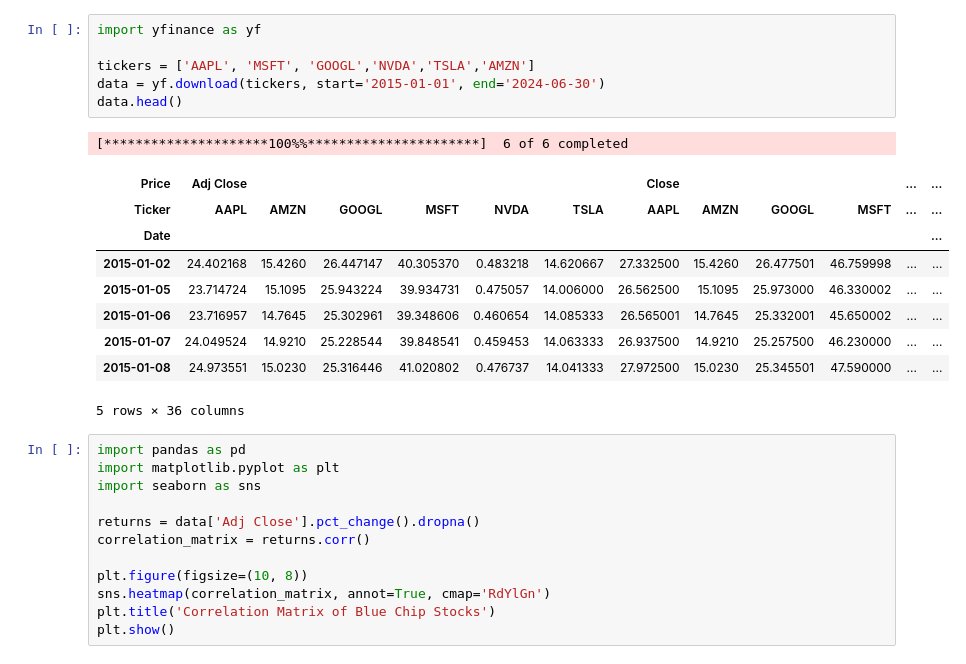
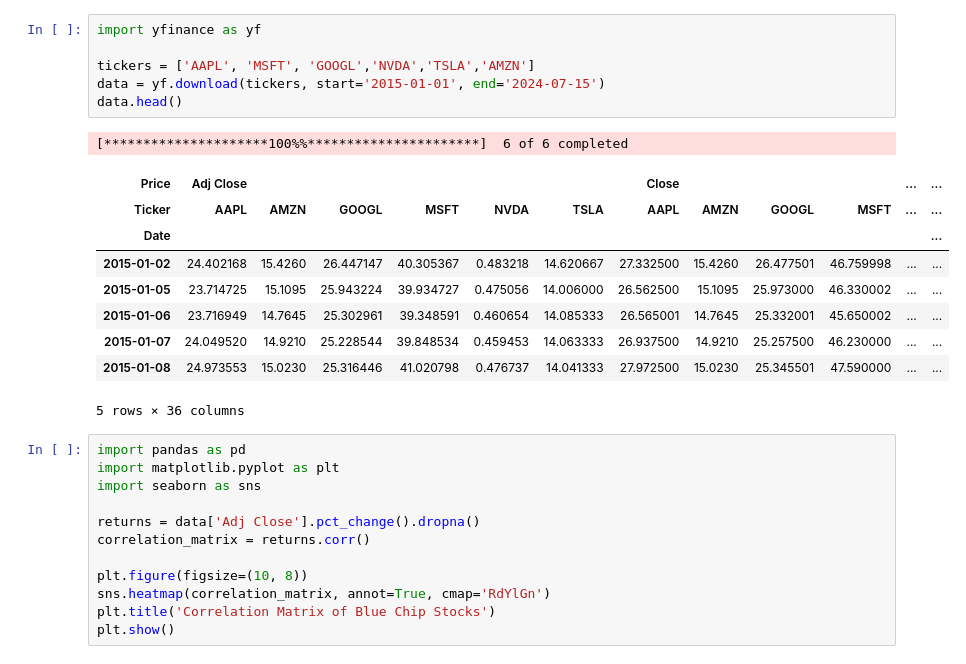
Before and after one commit to Rshukla17/Quant-Projects, a Jupyter notebook: Blue Chip stock trend analysis.ipynb, the cells around one changed output. Drawn from its saved outputs; the diff is of its cells as text.

```diff
--- a/Blue Chip stock trend analysis.ipynb
+++ b/Blue Chip stock trend analysis.ipynb
@@ -1,19 +1,19 @@
 # %%
 import yfinance as yf
 
 tickers = ['AAPL', 'MSFT', 'GOOGL','NVDA','TSLA','AMZN']
-data = yf.download(tickers, start='2015-01-01', end='2024-06-30')
+data = yf.download(tickers, start='2015-01-01', end='2024-07-15')
 data.head()
 # %% [output]
 [*********************100%%**********************]  6 of 6 completed
 | Price | Adj Close |  |  |  |  |  | Close |  |  |  | ... | ... |
 | Ticker | AAPL | AMZN | GOOGL | MSFT | NVDA | TSLA | AAPL | AMZN | GOOGL | MSFT | ... | ... |
 | Date |  |  |  |  |  |  |  |  |  |  |  | ... |
-| 2015-01-02 | 24.402168 | 15.4260 | 26.447147 | 40.305370 | 0.483218 | 14.620667 | 27.332500 | 15.4260 | 26.477501 | 46.759998 | ... | ... |
-| 2015-01-05 | 23.714724 | 15.1095 | 25.943224 | 39.934731 | 0.475057 | 14.006000 | 26.562500 | 15.1095 | 25.973000 | 46.330002 | ... | ... |
-| 2015-01-06 | 23.716957 | 14.7645 | 25.302961 | 39.348606 | 0.460654 | 14.085333 | 26.565001 | 14.7645 | 25.332001 | 45.650002 | ... | ... |
-| 2015-01-07 | 24.049524 | 14.9210 | 25.228544 | 39.848541 | 0.459453 | 14.063333 | 26.937500 | 14.9210 | 25.257500 | 46.230000 | ... | ... |
-| 2015-01-08 | 24.973551 | 15.0230 | 25.316446 | 41.020802 | 0.476737 | 14.041333 | 27.972500 | 15.0230 | 25.345501 | 47.590000 | ... | ... |
+| 2015-01-02 | 24.402168 | 15.4260 | 26.447147 | 40.305367 | 0.483218 | 14.620667 | 27.332500 | 15.4260 | 26.477501 | 46.759998 | ... | ... |
+| 2015-01-05 | 23.714725 | 15.1095 | 25.943224 | 39.934727 | 0.475056 | 14.006000 | 26.562500 | 15.1095 | 25.973000 | 46.330002 | ... | ... |
+| 2015-01-06 | 23.716949 | 14.7645 | 25.302961 | 39.348591 | 0.460654 | 14.085333 | 26.565001 | 14.7645 | 25.332001 | 45.650002 | ... | ... |
+| 2015-01-07 | 24.049520 | 14.9210 | 25.228544 | 39.848534 | 0.459453 | 14.063333 | 26.937500 | 14.9210 | 25.257500 | 46.230000 | ... | ... |
+| 2015-01-08 | 24.973553 | 15.0230 | 25.316446 | 41.020798 | 0.476737 | 14.041333 | 27.972500 | 15.0230 | 25.345501 | 47.590000 | ... | ... |
 5 rows × 36 columns
 # %%
 import pandas as pd
```
Also changed, not shown: parts of 5 cells of this notebook.
